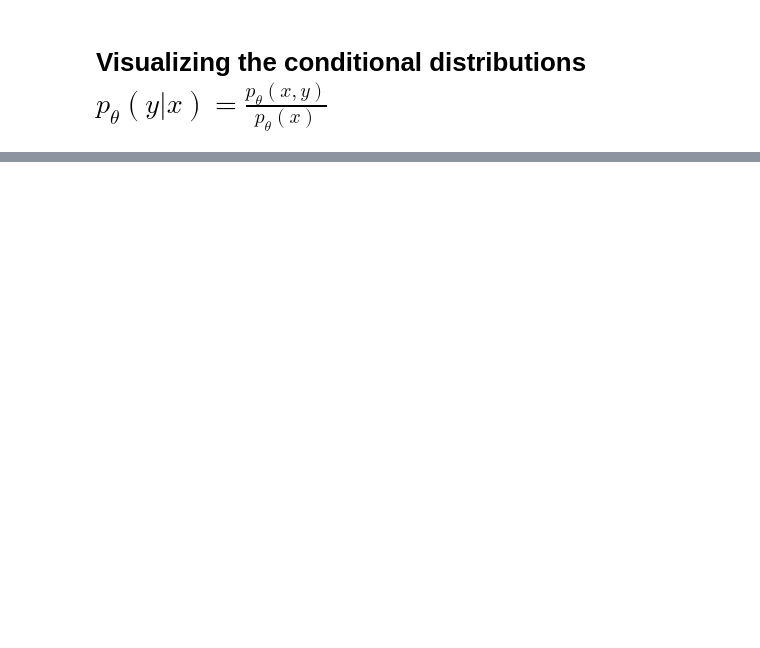
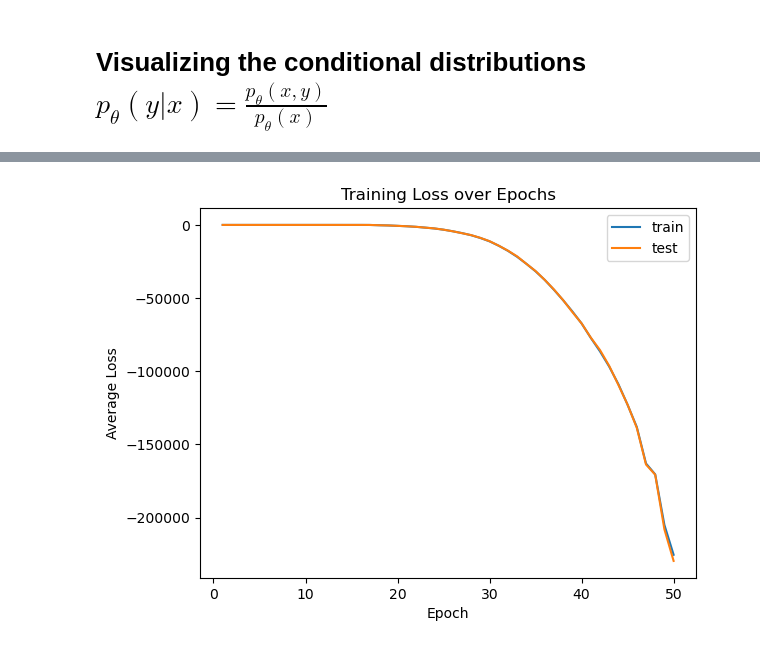
Before and after one commit to simonschindler/JEM, a Jupyter notebook: GenAI_ReadingGroup/code/JEM.ipynb, the cells around one changed output, grey strips where cells are left out. Drawn from its saved outputs; the diff is of its cells as text; code cells hidden in the pictures; blank space fills up the shorter version.

```diff
--- a/GenAI_ReadingGroup/code/JEM.ipynb
+++ b/GenAI_ReadingGroup/code/JEM.ipynb
@@ -187,0 +189,81 @@ plt.show()
+# %%
+# Hyperparameters
+h_dim = 16
+lr = 1e-3
+device = t.device("cuda" if t.cuda.is_available() else "cpu")
+epochs = 50
+sampling_steps = 50
+sampling_bs = 256
+lam = 0.5
+
+jem = models.MLP(x_dim=2, hidden_dim=h_dim, y_dim=2)
+sampler = sampling.SGLD(model=jem,batch_size=sampling_bs,domain_dims=2,device=device,init_strategy="uniform",init_range=[-3,3])
+loss_fn = loss.p_x_y_loss(sgld=sampler,lam=lam)
+optimizer = t.optim.Adam(jem.parameters(), lr=lr)
+training = train.JEM_Training(model=jem,optim=optimizer,loss_fn=loss_fn,device=device)
+train_loader = DataLoader(trainDS, batch_size=128, shuffle=True)
+test_loader = DataLoader(testDS, batch_size=128, shuffle=False)
+
+train_loss = []
+train_x_entropy = []
+train_p_x_loss = []
+test_loss = []
+test_x_entropy = []
+test_p_x_loss = []
+train_metrics = []
+test_metrics = []
+progress_bar = tqdm(range(epochs), desc="Training Progress")
+for epoch in progress_bar:
+    training.train_epoch(train_loader)
+
+    tr_loss, tr_x_entropy, tr_p_x_loss, tr_metrics = training.evaluate(train_loader)
+    te_loss, te_x_entropy, te_p_x_loss, te_metrics = training.evaluate(test_loader)
+
+    train_loss.append(tr_loss)
+    train_x_entropy.append(tr_x_entropy)
+    train_p_x_loss.append(tr_p_x_loss)
+    test_loss.append(te_loss)
+    test_x_entropy.append(te_x_entropy)
+    test_p_x_loss.append(te_p_x_loss)
+    train_metrics.append(tr_metrics)
+    test_metrics.append(te_metrics)
+
+    progress_bar.set_postfix(train_loss=f"{tr_loss:.4f}", test_loss=f"{te_loss:.4f}")
+
+# Plot training/test loss
+plt.plot(range(1, epochs+1), train_loss, label='train')
+plt.plot(range(1, epochs+1), test_loss, label='test')
+plt.legend()
+plt.xlabel("Epoch")
+plt.ylabel("Average Loss")
+plt.title("Training Loss over Epochs")
+plt.show()
+
+# Plot training/test x_entropy
+plt.plot(range(1, epochs+1), train_x_entropy, label='train x_entropy')
+plt.plot(range(1, epochs+1), test_x_entropy, label='test x_entropy')
+plt.legend()
+plt.xlabel("Epoch")
+plt.ylabel("Cross Entropy Loss")
+plt.title("Training and Test Cross Entropy Loss over Epochs")
+plt.show()
+
+# Plot training/test p_x_loss
+plt.plot(range(1, epochs+1), train_p_x_loss, label='train p_x_loss')
+plt.plot(range(1, epochs+1), test_p_x_loss, label='test p_x_loss')
+plt.legend()
+plt.xlabel("Epoch")
+plt.ylabel("Negative Log Likelihood Loss")
+plt.title("Training and Test Negative Log Likelihood Loss over Epochs")
+plt.show()
+
+# Plot training/ test accuracy
+plt.plot(range(1, epochs+1), [m['accuracy'] for m in train_metrics], label='train')
+plt.plot(range(1, epochs+1), [m['accuracy'] for m in test_metrics], label='test')
+plt.legend()
+plt.xlabel("Epoch")
+plt.ylabel("Accuracy")
+plt.title("Training and Test Accuracy over Epochs")
+plt.show()
+# %% [output]
+[figure, added]
```
Also changed, not shown: parts of 16 cells of this notebook, 3 other files.
